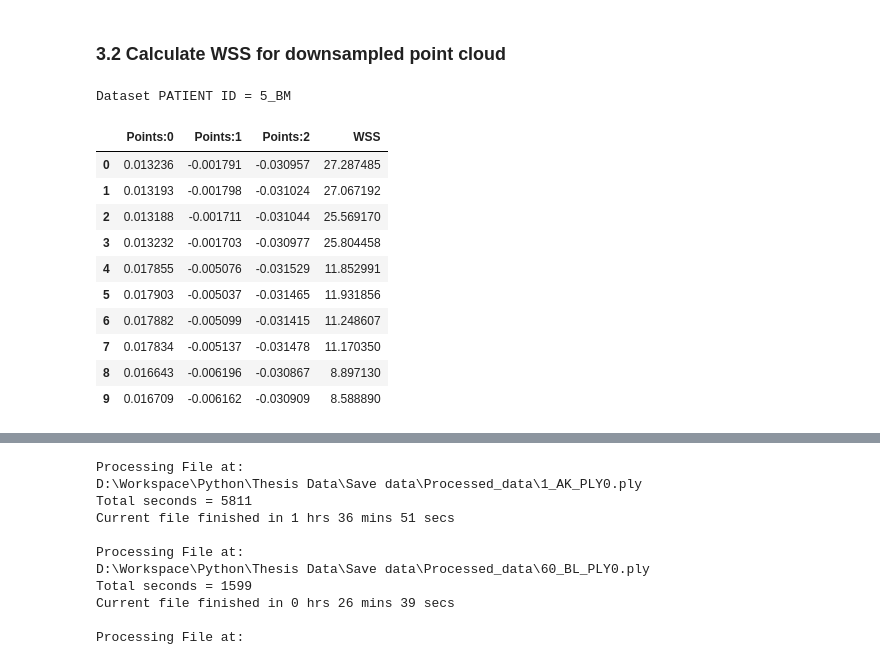
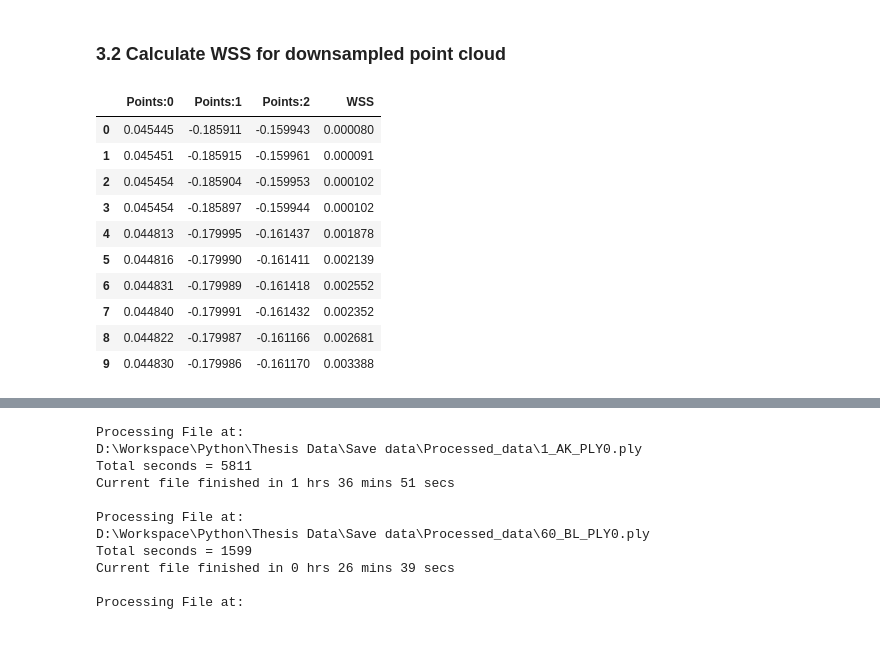
Before and after one commit to abhimandal/AneurysmSegmentation, a Jupyter notebook: aneurysm_segmentation3d/notebooks/Pre-processing.ipynb, the cells around one changed output, grey strips where cells are left out. Drawn from its saved outputs; the diff is of its cells as text; code cells hidden in the pictures.

```diff
--- a/aneurysm_segmentation3d/notebooks/Pre-processing.ipynb
+++ b/aneurysm_segmentation3d/notebooks/Pre-processing.ipynb
@@ -338,25 +340,20 @@ def get_total_runtime(start, end):
     minutes = temp//60
     seconds = temp - 60*minutes
     print('Current file finished in %d hrs %d mins %d secs' %(hours,minutes,seconds))
-# %%
-# Get the Patient ID for the lowest max dist
-P_ID = radius_df.iloc[[np.argmax(radius_df.radius_max)]].index.values[0]
-print(f"Dataset PATIENT ID = {P_ID}")
-# %% [output]
-Dataset PATIENT ID = 5_BM
 # %%
 #Read original file with WSS
+P_ID = "2_BC"
 df_wss= pd.read_csv(os.path.join(INPUT_PATH,f"{P_ID}{WSS_FILENAME}"))
 df_wss.head(10)
 # %% [output]
 |  | Points:0 | Points:1 | Points:2 | WSS |
-| 0 | 0.013236 | -0.001791 | -0.030957 | 27.287485 |
-| 1 | 0.013193 | -0.001798 | -0.031024 | 27.067192 |
-| 2 | 0.013188 | -0.001711 | -0.031044 | 25.569170 |
-| 3 | 0.013232 | -0.001703 | -0.030977 | 25.804458 |
-| 4 | 0.017855 | -0.005076 | -0.031529 | 11.852991 |
-| 5 | 0.017903 | -0.005037 | -0.031465 | 11.931856 |
-| 6 | 0.017882 | -0.005099 | -0.031415 | 11.248607 |
-| 7 | 0.017834 | -0.005137 | -0.031478 | 11.170350 |
-| 8 | 0.016643 | -0.006196 | -0.030867 | 8.897130 |
-| 9 | 0.016709 | -0.006162 | -0.030909 | 8.588890 |
+| 0 | 0.045445 | -0.185911 | -0.159943 | 0.000080 |
+| 1 | 0.045451 | -0.185915 | -0.159961 | 0.000091 |
+| 2 | 0.045454 | -0.185904 | -0.159953 | 0.000102 |
+| 3 | 0.045454 | -0.185897 | -0.159944 | 0.000102 |
+| 4 | 0.044813 | -0.179995 | -0.161437 | 0.001878 |
+| 5 | 0.044816 | -0.179990 | -0.161411 | 0.002139 |
+| 6 | 0.044831 | -0.179989 | -0.161418 | 0.002552 |
+| 7 | 0.044840 | -0.179991 | -0.161432 | 0.002352 |
+| 8 | 0.044822 | -0.179987 | -0.161166 | 0.002681 |
+| 9 | 0.044830 | -0.179986 | -0.161170 | 0.003388 |
```
Also changed, not shown: parts of 15 cells of this notebook, 1 other file.
